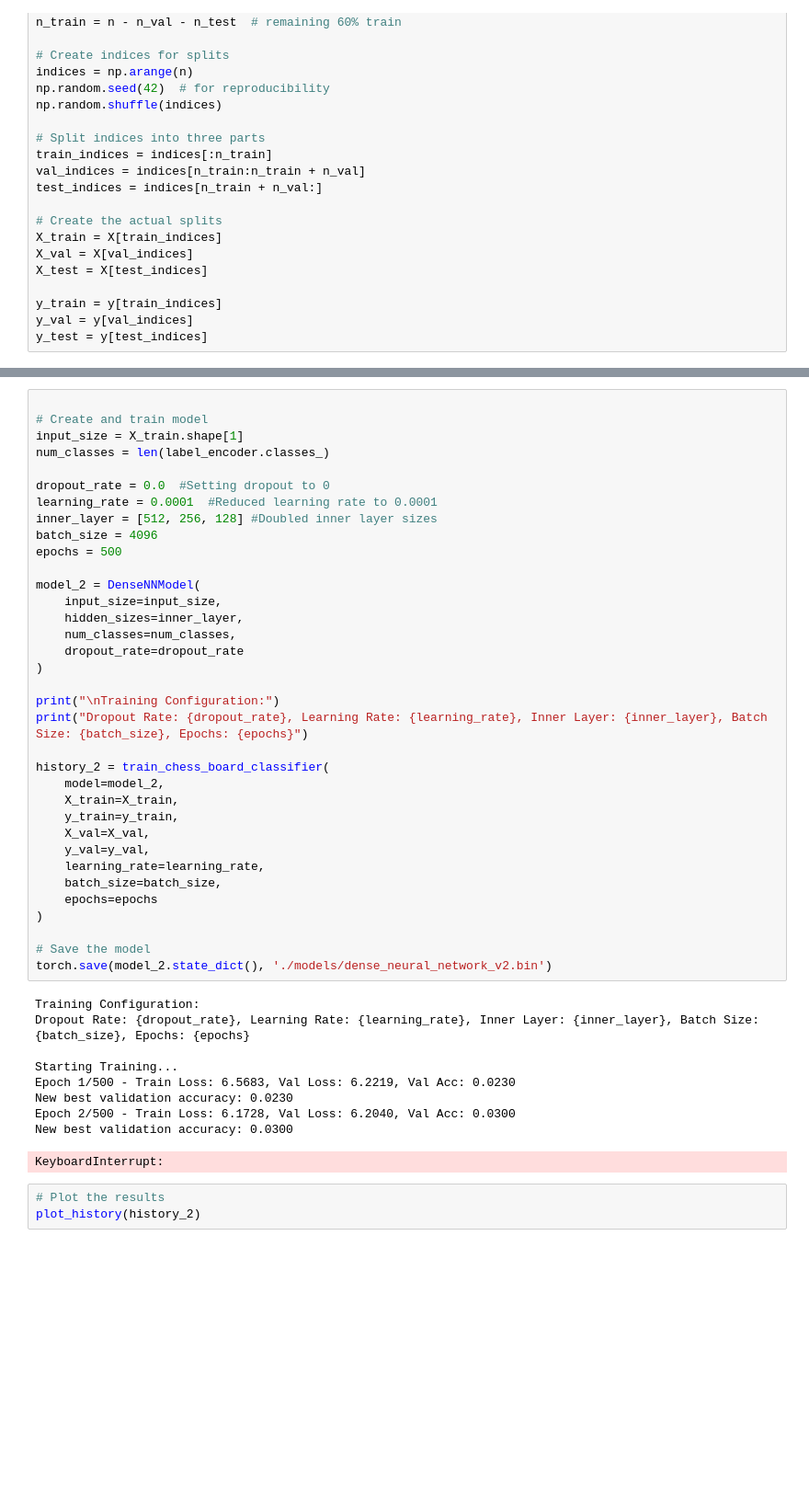
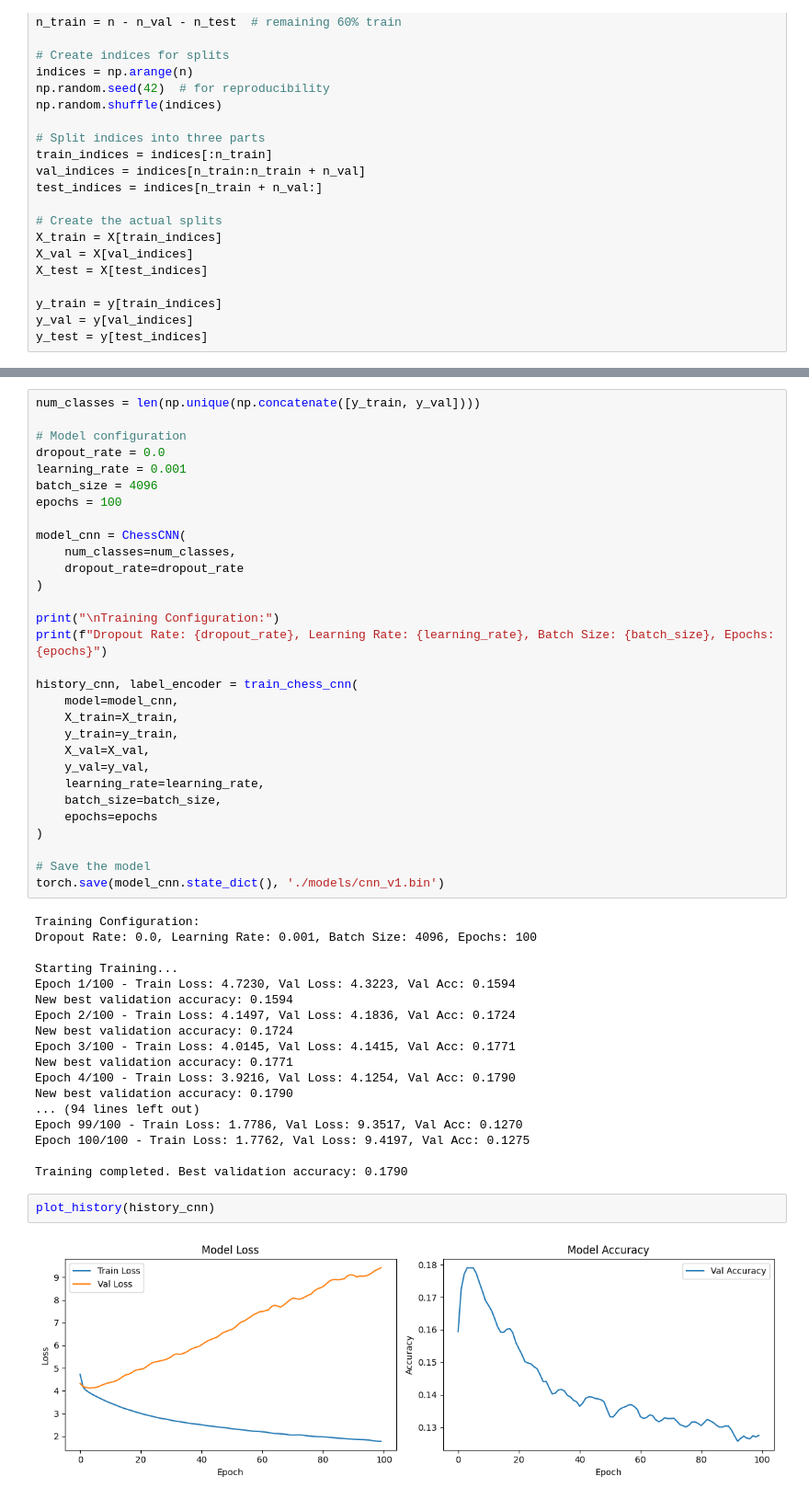
Before and after one commit to mar1-k/chess_opening_classifier, a Jupyter notebook: notebook.ipynb, the cells around one changed output, grey strips where cells are left out. Shown at 92% size. Saved outputs shown, nothing was run; the diff lists cells and outputs as text; blank space fills up the shorter version.

Commit message:
Model Training Complete

```diff
--- a/notebook.ipynb
+++ b/notebook.ipynb
@@ -604,27 +886,22 @@ For our following run we will try without dropout, we will also adjust the learn
 # %%
+num_classes = len(np.unique(np.concatenate([y_train, y_val])))
 
-# Create and train model
-input_size = X_train.shape[1]
-num_classes = len(label_encoder.classes_)
+# Model configuration
+dropout_rate = 0.0
+learning_rate = 0.001
+batch_size = 4096
+epochs = 100
 
-dropout_rate = 0.0  #Setting dropout to 0
-learning_rate = 0.0001  #Reduced learning rate to 0.0001
-inner_layer = [512, 256, 128] #Doubled inner layer sizes
-batch_size = 4096
-epochs = 500
-
-model_2 = DenseNNModel(
-    input_size=input_size,
-    hidden_sizes=inner_layer,
+model_cnn = ChessCNN(
     num_classes=num_classes,
     dropout_rate=dropout_rate
 )
 
 print("\nTraining Configuration:")
-print("Dropout Rate: {dropout_rate}, Learning Rate: {learning_rate}, Inner Layer: {inner_layer}, Batch Size: {batch_size}, Epochs: {epochs}")
+print(f"Dropout Rate: {dropout_rate}, Learning Rate: {learning_rate}, Batch Size: {batch_size}, Epochs: {epochs}")
 
-history_2 = train_chess_board_classifier(
-    model=model_2,
+history_cnn, label_encoder = train_chess_cnn(
+    model=model_cnn,
     X_train=X_train,
     y_train=y_train,
     X_val=X_val,
@@ -635,17 +912,26 @@ history_2 = train_chess_board_classifier(
 )
 
 # Save the model
-torch.save(model_2.state_dict(), './models/dense_neural_network_v2.bin')
+torch.save(model_cnn.state_dict(), './models/cnn_v1.bin')
 # %% [output]
 Training Configuration:
-Dropout Rate: {dropout_rate}, Learning Rate: {learning_rate}, Inner Layer: {inner_layer}, Batch Size: {batch_size}, Epochs: {epochs}
+Dropout Rate: 0.0, Learning Rate: 0.001, Batch Size: 4096, Epochs: 100
 
 Starting Training...
-Epoch 1/500 - Train Loss: 6.5683, Val Loss: 6.2219, Val Acc: 0.0230
-New best validation accuracy: 0.0230
-Epoch 2/500 - Train Loss: 6.1728, Val Loss: 6.2040, Val Acc: 0.0300
-New best validation accuracy: 0.0300
+Epoch 1/100 - Train Loss: 4.7230, Val Loss: 4.3223, Val Acc: 0.1594
+New best validation accuracy: 0.1594
+Epoch 2/100 - Train Loss: 4.1497, Val Loss: 4.1836, Val Acc: 0.1724
+New best validation accuracy: 0.1724
+Epoch 3/100 - Train Loss: 4.0145, Val Loss: 4.1415, Val Acc: 0.1771
+New best validation accuracy: 0.1771
+Epoch 4/100 - Train Loss: 3.9216, Val Loss: 4.1254, Val Acc: 0.1790
+New best validation accuracy: 0.1790
+... (94 lines left out)
+Epoch 99/100 - Train Loss: 1.7786, Val Loss: 9.3517, Val Acc: 0.1270
+Epoch 100/100 - Train Loss: 1.7762, Val Loss: 9.4197, Val Acc: 0.1275
+
+Training completed. Best validation accuracy: 0.1790
-KeyboardInterrupt:
-# %%
-# Plot the results
-plot_history(history_2)
+# %%
+plot_history(history_cnn)
+# %% [output]
+[figure, added]
```
Also changed, not shown: parts of 12 cells of this notebook, 3 other files.
